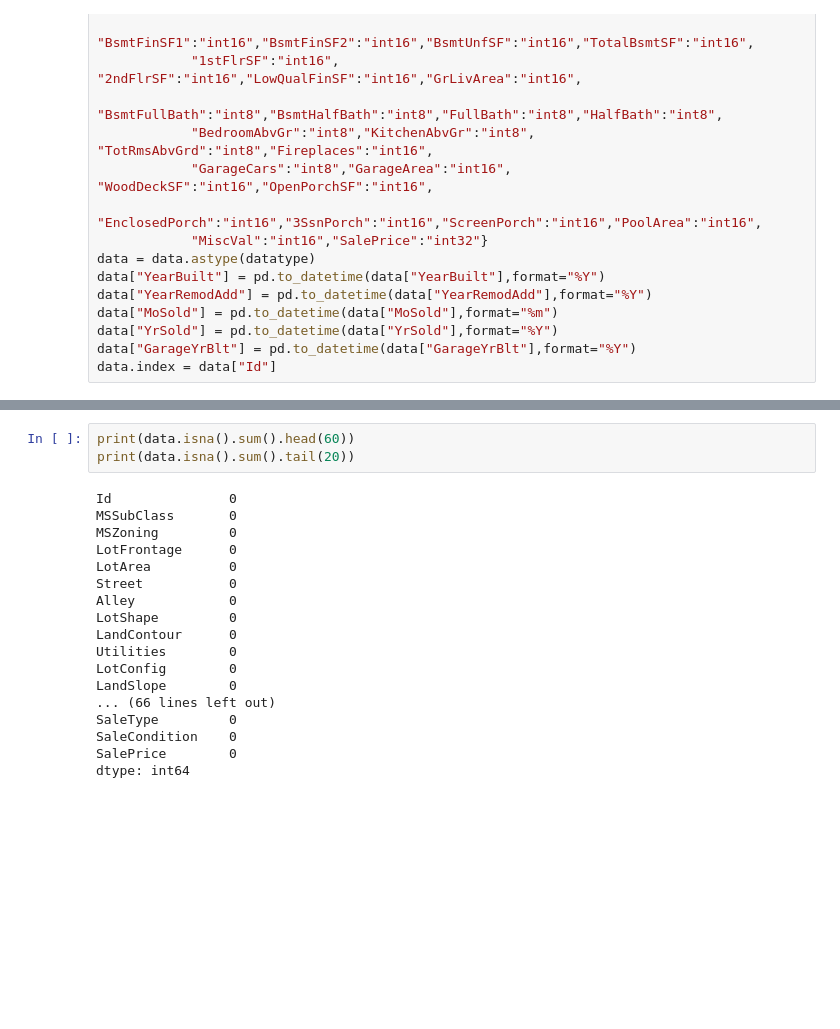
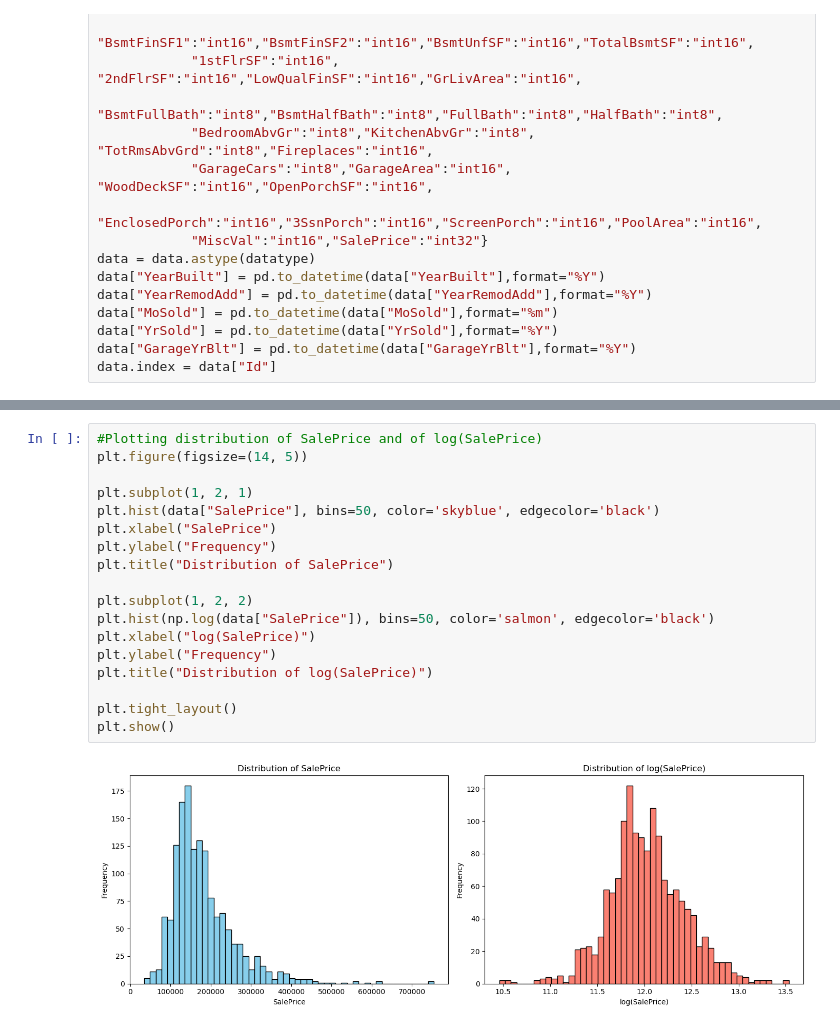
Before and after one commit to BhaveshG29/Predictive-Real-Estate-Analytics-Project, a Jupyter notebook: codes/data_conversion.ipynb, the cells around one changed output, grey strips where cells are left out. Saved outputs shown, nothing was run; the diff lists cells and outputs as text; blank space fills up the shorter version.

Commit message:
Made histograms of SalePrice and log(SalePrice)

```diff
--- a/codes/data_conversion.ipynb
+++ b/codes/data_conversion.ipynb
@@ -43,21 +46,20 @@ data["MiscFeature"] = data["MiscFeature"].fillna("None")
 # %%
-print(data.isna().sum().head(60))
-print(data.isna().sum().tail(20))
+#Plotting distribution of SalePrice and of log(SalePrice)
+plt.figure(figsize=(14, 5))
+
+plt.subplot(1, 2, 1)
+plt.hist(data["SalePrice"], bins=50, color='skyblue', edgecolor='black')
+plt.xlabel("SalePrice")
+plt.ylabel("Frequency")
+plt.title("Distribution of SalePrice")
+
+plt.subplot(1, 2, 2)
+plt.hist(np.log(data["SalePrice"]), bins=50, color='salmon', edgecolor='black')
+plt.xlabel("log(SalePrice)")
+plt.ylabel("Frequency")
+plt.title("Distribution of log(SalePrice)")
+
+plt.tight_layout()
+plt.show()
 # %% [output]
-Id               0
-MSSubClass       0
-MSZoning         0
-LotFrontage      0
-LotArea          0
-Street           0
-Alley            0
-LotShape         0
-LandContour      0
-Utilities        0
-LotConfig        0
-LandSlope        0
-... (66 lines left out)
-SaleType         0
-SaleCondition    0
-SalePrice        0
-dtype: int64
+[figure, added]
```
Also changed, not shown: parts of 2 cells of this notebook.
